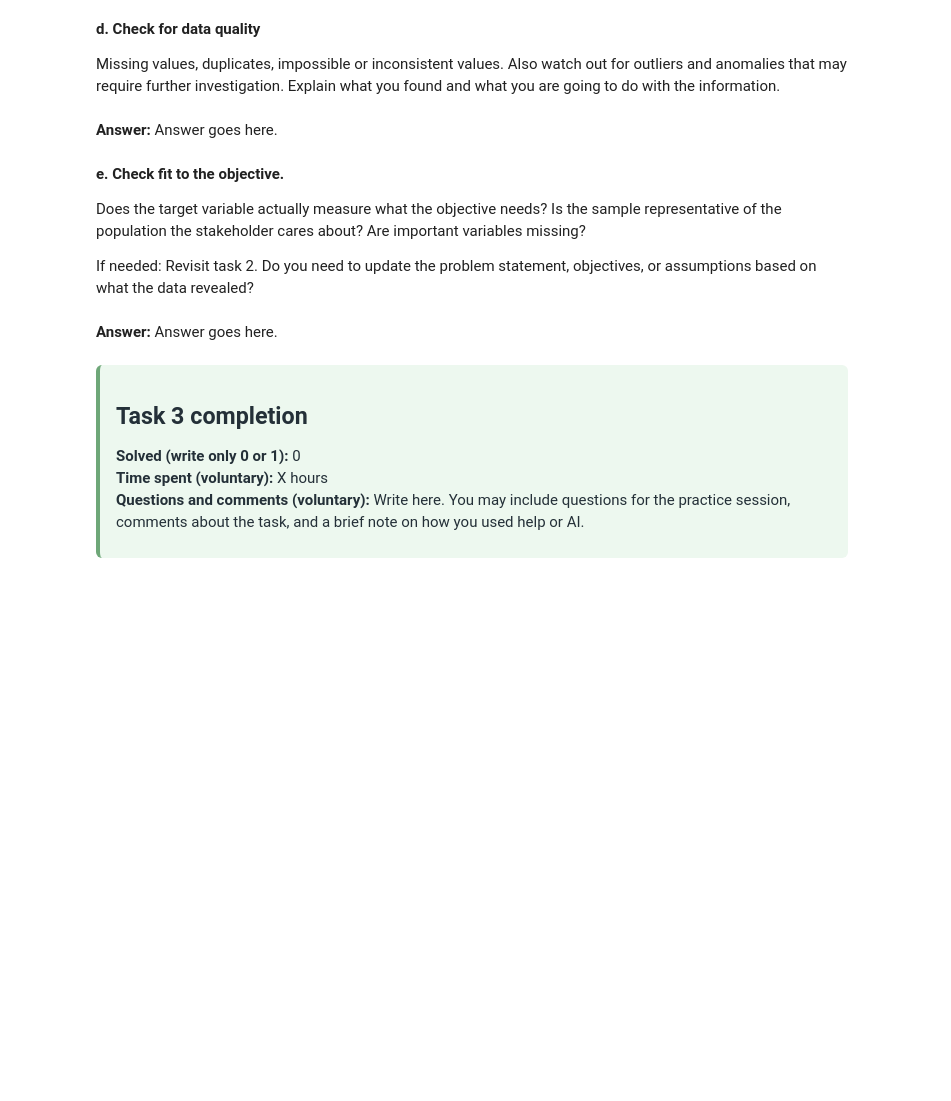
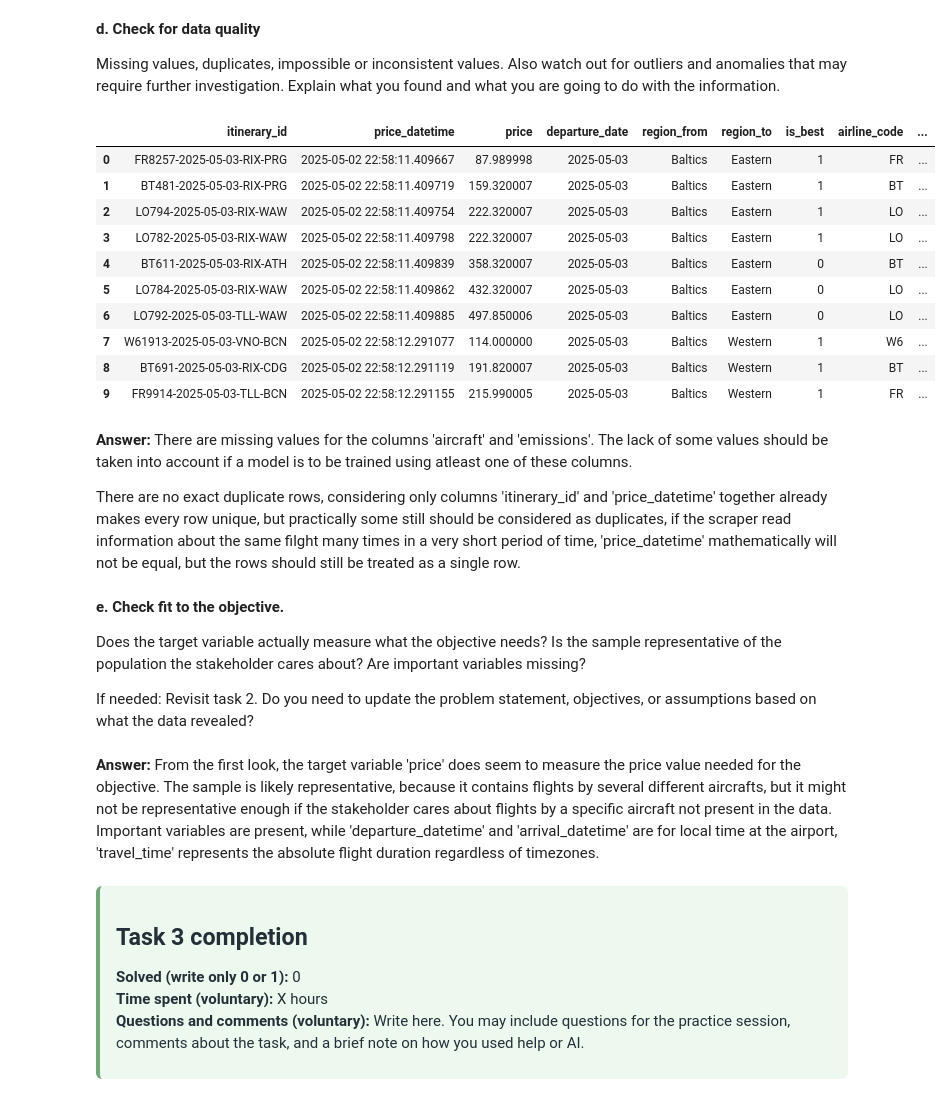
Before and after one commit to NazarZavrinUT/Introduction_to_Data_Science_project, a Jupyter notebook: IDS2026_HW07.ipynb, the cells around one changed output. Drawn from its saved outputs; the diff is of its cells as text; code cells hidden in the pictures; blank space fills up the shorter version.

```diff
--- a/IDS2026_HW07.ipynb
+++ b/IDS2026_HW07.ipynb
@@ -385,7 +364,37 @@ Missing values, duplicates, impossible or inconsistent values. Also watch out fo
 # %%
 ## TODO
+import pandas as pd
+import pyarrow
+flights_clean_df = pd.read_parquet("flights_clean.parquet")
+# %%
+flights_clean_df.head(10)
+
+#flights_clean_df.describe(include="all")
+
+#flights_clean_df.groupby('region_from').size()
+#flights_clean_df.groupby('aircraft').size()
+
+#flights_clean_df.isna().sum()
+
+# Pay attention to memory usage
+#flights_clean_df.duplicated().sum()
+#((flights_clean_df[['itinerary_id','price_datetime']])).duplicated().sum()
+# %% [output]
+|  | itinerary_id | price_datetime | price | departure_date | region_from | region_to | is_best | airline_code | ... |
+| 0 | FR8257-2025-05-03-RIX-PRG | 2025-05-02 22:58:11.409667 | 87.989998 | 2025-05-03 | Baltics | Eastern | 1 | FR | ... |
+| 1 | BT481-2025-05-03-RIX-PRG | 2025-05-02 22:58:11.409719 | 159.320007 | 2025-05-03 | Baltics | Eastern | 1 | BT | ... |
+| 2 | LO794-2025-05-03-RIX-WAW | 2025-05-02 22:58:11.409754 | 222.320007 | 2025-05-03 | Baltics | Eastern | 1 | LO | ... |
+| 3 | LO782-2025-05-03-RIX-WAW | 2025-05-02 22:58:11.409798 | 222.320007 | 2025-05-03 | Baltics | Eastern | 1 | LO | ... |
+| 4 | BT611-2025-05-03-RIX-ATH | 2025-05-02 22:58:11.409839 | 358.320007 | 2025-05-03 | Baltics | Eastern | 0 | BT | ... |
+| 5 | LO784-2025-05-03-RIX-WAW | 2025-05-02 22:58:11.409862 | 432.320007 | 2025-05-03 | Baltics | Eastern | 0 | LO | ... |
+| 6 | LO792-2025-05-03-TLL-WAW | 2025-05-02 22:58:11.409885 | 497.850006 | 2025-05-03 | Baltics | Eastern | 0 | LO | ... |
+| 7 | W61913-2025-05-03-VNO-BCN | 2025-05-02 22:58:12.291077 | 114.000000 | 2025-05-03 | Baltics | Western | 1 | W6 | ... |
+| 8 | BT691-2025-05-03-RIX-CDG | 2025-05-02 22:58:12.291119 | 191.820007 | 2025-05-03 | Baltics | Western | 1 | BT | ... |
+| 9 | FR9914-2025-05-03-TLL-BCN | 2025-05-02 22:58:12.291155 | 215.990005 | 2025-05-03 | Baltics | Western | 1 | FR | ... |
 # %% [markdown]
-**Answer:** Answer goes here.
+**Answer:** There are missing values for the columns 'aircraft' and 'emissions'. The lack of some values should be taken into account if a model is to be trained using atleast one of these columns.
+
+There are no exact duplicate rows, considering only columns 'itinerary_id' and 'price_datetime' together already makes every row unique, but practically some still should be considered as duplicates, if the scraper read information about the same filght many times in a very short period of time, 'price_datetime' mathematically will not be equal, but the rows should still be treated as a single row.
 # %% [markdown]
 **e. Check fit to the objective.**
 
@@ -393,7 +402,7 @@ Does the target variable actually measure what the objective needs? Is the sampl
 
 If needed: Revisit task 2. Do you need to update the problem statement, objectives, or assumptions based on what the data revealed?
 # %% [markdown]
-**Answer:** Answer goes here.
+**Answer:** From the first look, the target variable 'price' does seem to measure the price value needed for the objective. The sample is likely representative, because it contains flights by several different aircrafts, but it might not be representative enough if the stakeholder cares about flights by a specific aircraft not present in the data. Important variables are present, while 'departure_datetime' and 'arrival_datetime' are for local time at the airport, 'travel_time' represents the absolute flight duration regardless of timezones.
 # %% [markdown]
 <div style='background-color:#EDF8EF; border-left:4px solid #6EA778; border-radius:6px; padding:12px 16px; margin:16px 0 28px 0; color:#243038;'>
 
```
Also changed, not shown: parts of 7 cells of this notebook.
